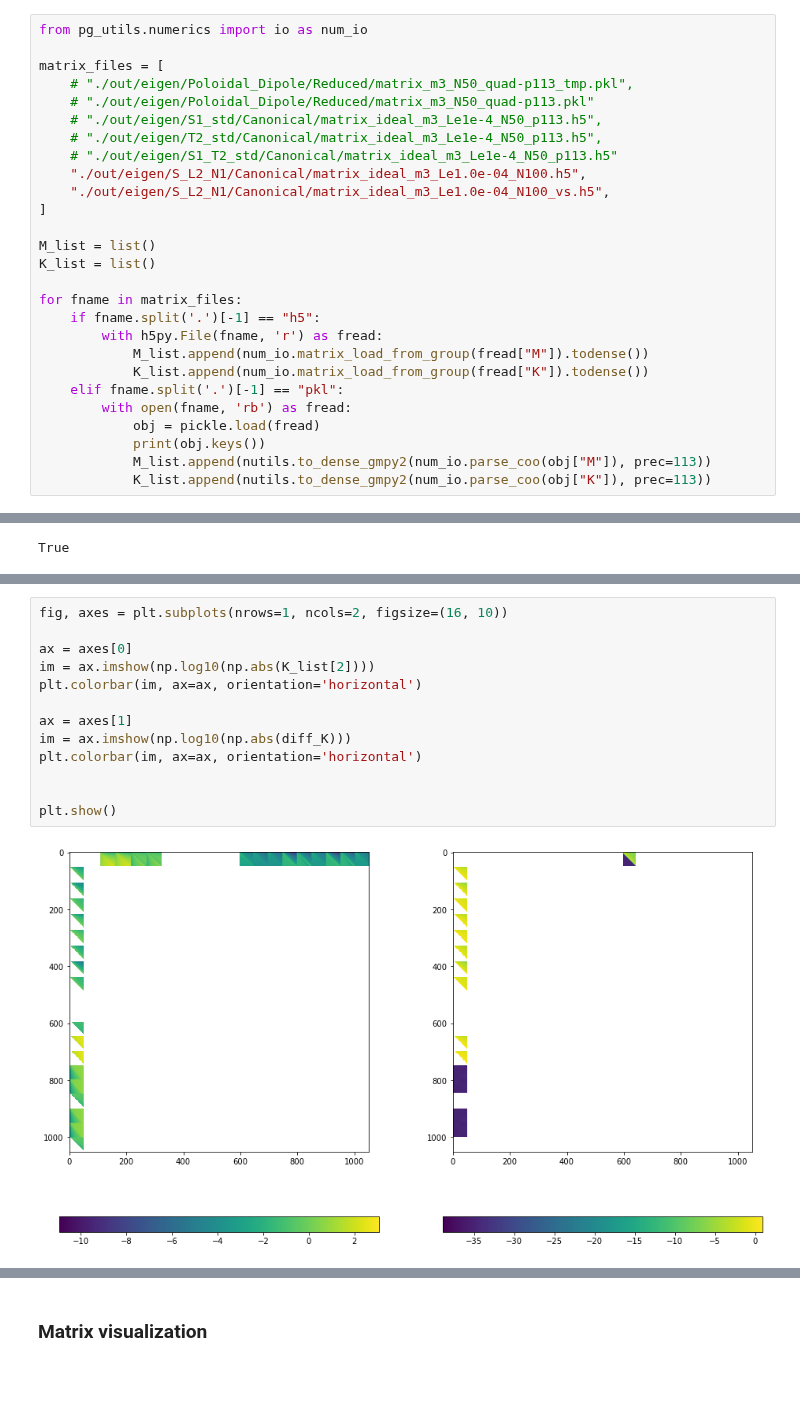
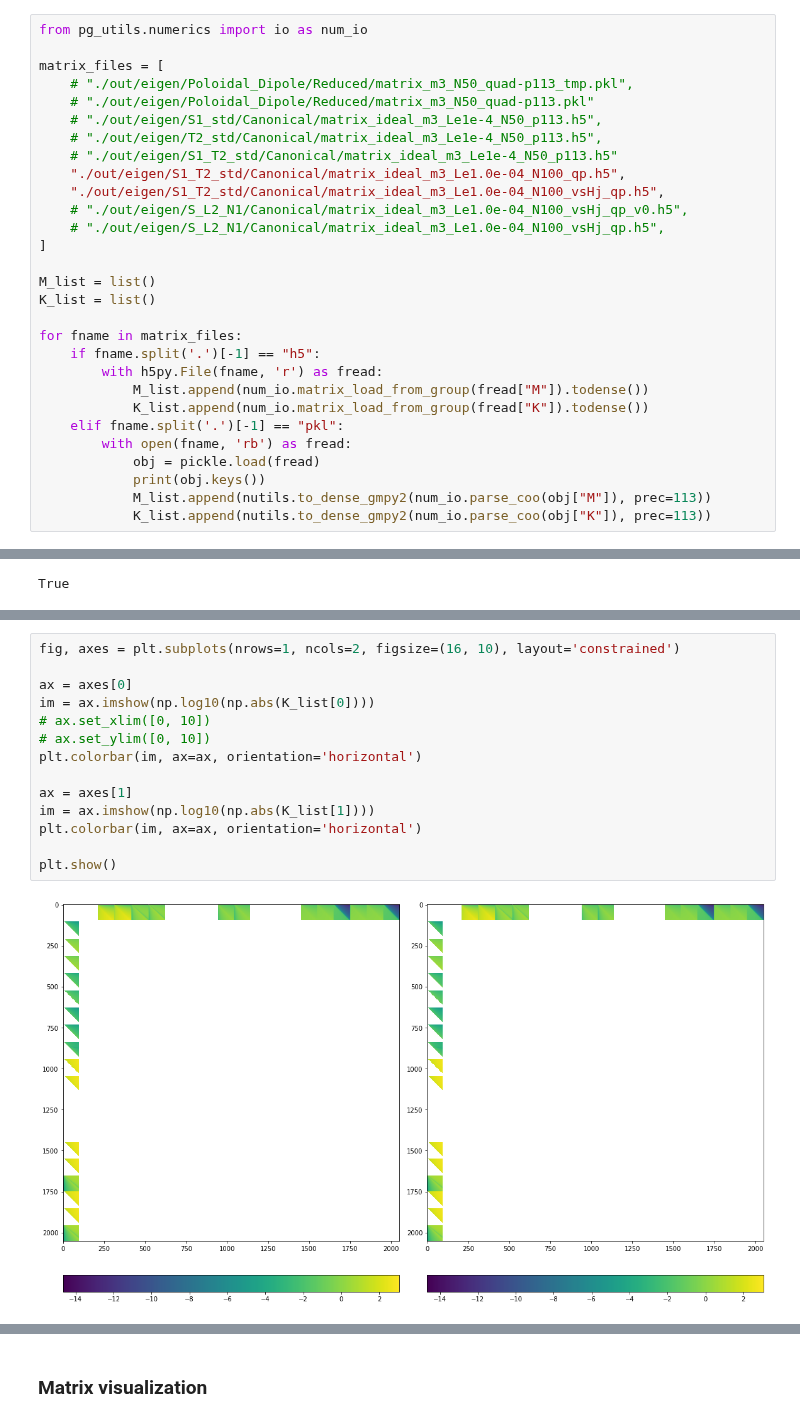
Before and after one commit to GentleMin/PlesioGeostroPy, a Jupyter notebook: Eigen_Post.ipynb, the cells around one changed output, grey strips where cells are left out. Saved outputs shown, nothing was run; the diff lists cells and outputs as text; blank space fills up the shorter version.

```diff
--- a/Eigen_Post.ipynb
+++ b/Eigen_Post.ipynb
@@ -2081,8 +2081,10 @@ matrix_files = [
     # "./out/eigen/S1_std/Canonical/matrix_ideal_m3_Le1e-4_N50_p113.h5",
     # "./out/eigen/T2_std/Canonical/matrix_ideal_m3_Le1e-4_N50_p113.h5",
     # "./out/eigen/S1_T2_std/Canonical/matrix_ideal_m3_Le1e-4_N50_p113.h5"
-    "./out/eigen/S_L2_N1/Canonical/matrix_ideal_m3_Le1.0e-04_N100.h5",
-    "./out/eigen/S_L2_N1/Canonical/matrix_ideal_m3_Le1.0e-04_N100_vs.h5",
+    "./out/eigen/S1_T2_std/Canonical/matrix_ideal_m3_Le1.0e-04_N100_qp.h5",
+    "./out/eigen/S1_T2_std/Canonical/matrix_ideal_m3_Le1.0e-04_N100_vsHj_qp.h5",
+    # "./out/eigen/S_L2_N1/Canonical/matrix_ideal_m3_Le1.0e-04_N100_vsHj_qp_v0.h5",
+    # "./out/eigen/S_L2_N1/Canonical/matrix_ideal_m3_Le1.0e-04_N100_vsHj_qp.h5",
 ]
 
 M_list = list()
@@ -2109,15 +2120,16 @@ diff_K = K_list[2] - K_list[0]
 # %%
-fig, axes = plt.subplots(nrows=1, ncols=2, figsize=(16, 10))
+fig, axes = plt.subplots(nrows=1, ncols=2, figsize=(16, 10), layout='constrained')
 
 ax = axes[0]
-im = ax.imshow(np.log10(np.abs(K_list[2])))
+im = ax.imshow(np.log10(np.abs(K_list[0])))
+# ax.set_xlim([0, 10])
+# ax.set_ylim([0, 10])
 plt.colorbar(im, ax=ax, orientation='horizontal')
 
 ax = axes[1]
-im = ax.imshow(np.log10(np.abs(diff_K)))
+im = ax.imshow(np.log10(np.abs(K_list[1])))
 plt.colorbar(im, ax=ax, orientation='horizontal')
 
-
 plt.show()
 # %% [output]
-[figure, old version]
+[figure, new version]
```
Also changed, not shown: parts of 6 cells of this notebook, 4 other files.
